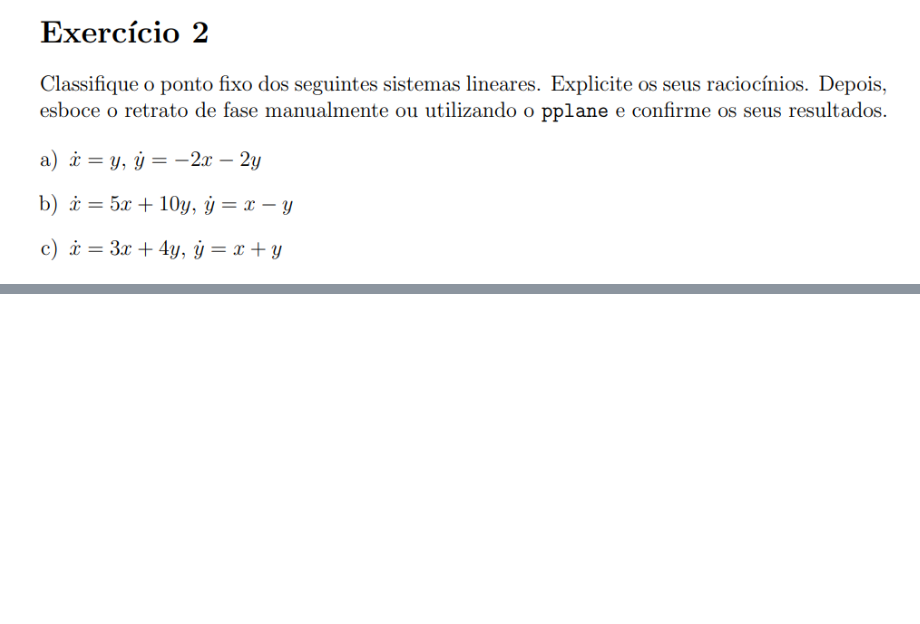
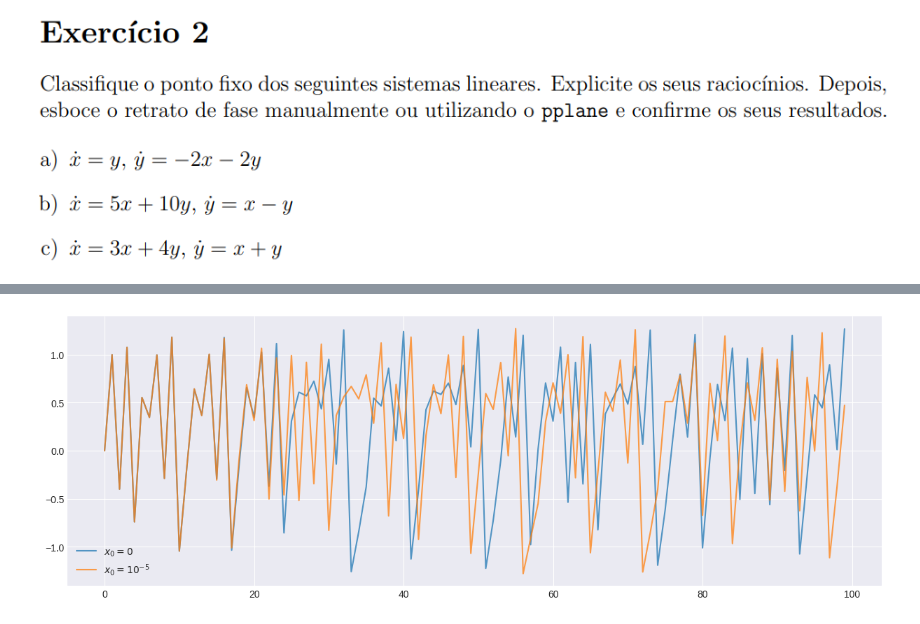
Before and after one commit to FerPapi/fineng-mba-usp, a Jupyter notebook: linalg/lista2_fernando_papi.ipynb, the cells around one changed output, grey strips where cells are left out. Drawn from its saved outputs; the diff is of its cells as text; code cells hidden in the pictures; blank space fills up the shorter version.

```diff
--- a/linalg/lista2_fernando_papi.ipynb
+++ b/linalg/lista2_fernando_papi.ipynb
@@ -134,0 +228,26 @@ Resized l2qa3_pp.png to (150, 124) successfully!
+# %%
+def q4(x_0, y_0, a, b, n = 11):
+    out = []
+
+    x_new, y_new = x_0, y_0
+    row = (0, x_0, y_0)
+    out.append(row)
+
+    for i in range(1, n):
+        x_n, y_n = x_new, y_new
+
+        x_new = y_n + 1 - a*x_n**2
+        y_new = b*x_n
+
+        row = (i, x_new, y_new)
+        out.append(row)
+    return out
+
+a = 1.4
+b = 0.3
+
+x_s = ((b-1) + np.sqrt(b**2 - 2*b + 1 + 4*a))/(2*a)
+y_s = b*x_s
+
+q4_b = q4(0, 0, a=1.4, b=0.3, n = 11)
+print(tabulate(out, headers=['i', 'x_n', 'y_n']))
@@ -134,0 +268,13 @@ Resized l2qa3_pp.png to (150, 124) successfully!
+# %%
+q4_d_0 = q4(0, 0, a=1.4, b=0.3, n = 100)
+q4_d_1e5 = q4(1e-5, 1e-5, a=1.4, b=0.3, n = 100)
+
+x_0 = [i[1] for i in q4_d_0]
+x_1 = [i[1] for i in q4_d_1e5]
+
+fig, axs = plt.subplots(1,1,figsize=(15,5))
+axs = plt.plot(x_0, alpha=0.75, label='$x_0 = 0$')
+axs = plt.plot(x_1, alpha=0.75, label='$x_0 = 10^{-5}$')
+_ = plt.legend()
+# %% [output]
+[figure, added]
```
Also changed, not shown: parts of 23 cells of this notebook, 3 other files.
